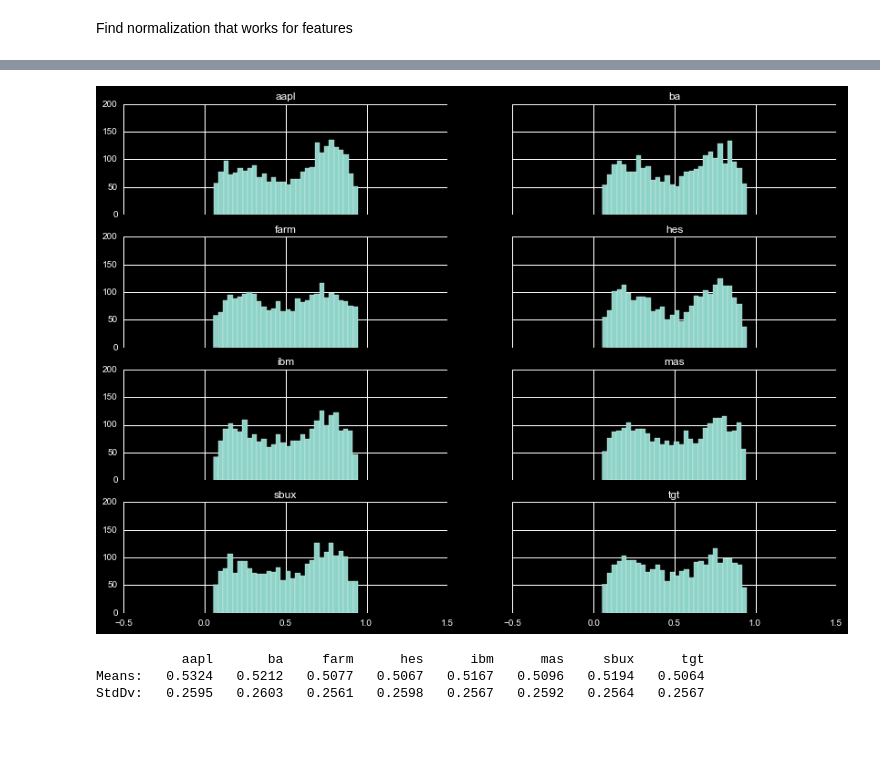
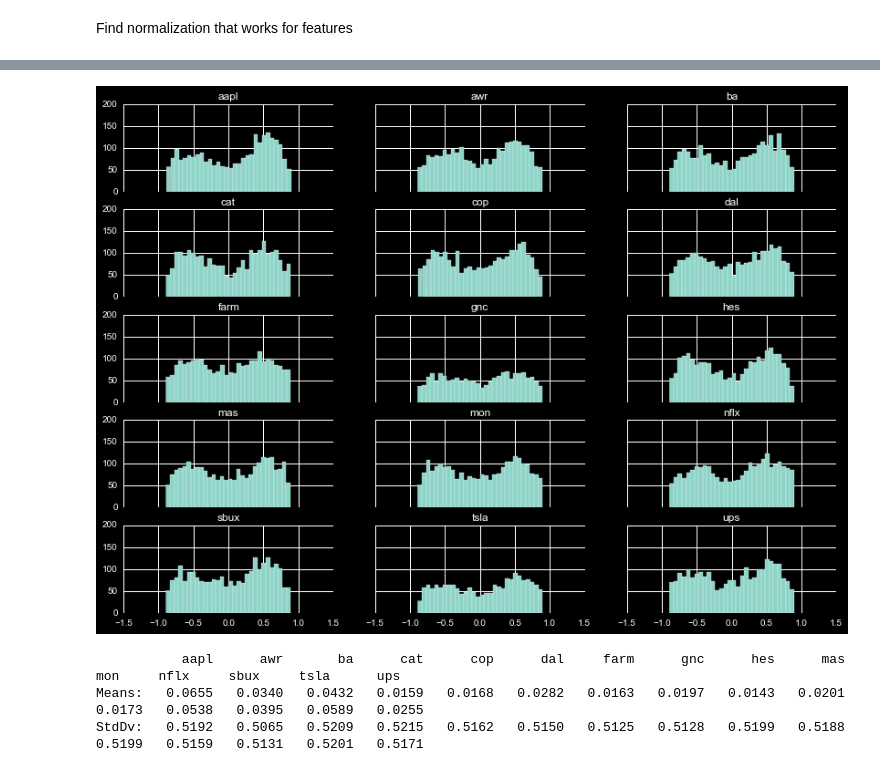
Before and after one commit to markertsean/python_trader, a Jupyter notebook: Feature_Selector.ipynb, the cells around one changed output, grey strips where cells are left out. Drawn from its saved outputs; the diff is of its cells as text; code cells hidden in the pictures; blank space fills up the shorter version.

Commit message:
Tweaked feature selection to include bulk histograms of all stocks, also generated images for webpage

```diff
--- a/Feature_Selector.ipynb
+++ b/Feature_Selector.ipynb
@@ -21,8 +21,8 @@ plt.rcParams['figure.figsize'] = (14, 10)
 colorz = [ 'white', 'red', 'blue', 'green', 'orange', 'cyan', 'olivedrab', 'darkred', 'steeleblue', 'seagreen' ]
 # %%
 roll_nums = [3,5,7,10,12,15,18,20,22,25,28,30] # Generate an algorithm for predicting every few days
-mom_nums  = [3,5,10,20,30]                     # Momentum has many good tracers
-rsi_nums  = [10,15]                            # Good for some long term trends
+mom_nums  = [3,5,10,15,20,25,30]               # Momentum has many good tracers
+rsi_nums  = [5,10,15,20,25]                    # Good for some long term trends
 band_nums = [5,10,15,20,25]                    # A few trace different areas well
 # %%
 # Loop this over inpFiles, plotting distributions and listing statistics
@@ -86,2 +110,3 @@ def plotDist( inpList, select_col, xRange=None, yRange=None, scale=False, logit=
 # %%
-inpFileList = ['aapl','ba','farm','hes','ibm','mas','sbux','tgt']
+inpFileList = ['aapl','awr','ba','cat','cop','dal','farm','gnc','hes','mas','mon','nflx','sbux','tsla','ups']
+shortFileList = inpFileList
@@ -184,12 +265,12 @@ StdDv:   1.0014   1.0015   1.0326   1.0141   1.0000   1.0260   1.0069   1.0489
 # %%
 # 5,10,15,20,25
 # %%
-plotDist( inpFileList, 'bollinger_5', xRange=[-0.5,1.5], yRange=[0,200], bands=True, norm=False , n_bins=30 )
+plotDist( inpFileList, 'bollinger_5', xRange=[-1.5,1.5], yRange=[0,200], bands=True, norm=False , n_bins=30 )
 # %% [output]
-[figure, old version]
+[figure, new version]
-           aapl       ba     farm      hes      ibm      mas     sbux      tgt
-Means:   0.5324   0.5212   0.5077   0.5067   0.5167   0.5096   0.5194   0.5064
-StdDv:   0.2595   0.2603   0.2561   0.2598   0.2567   0.2592   0.2564   0.2567
+           aapl      awr       ba      cat      cop      dal     farm      gnc      hes      mas      mon     nflx     sbux     tsla      ups
+Means:   0.0655   0.0340   0.0432   0.0159   0.0168   0.0282   0.0163   0.0197   0.0143   0.0201   0.0173   0.0538   0.0395   0.0589   0.0255
+StdDv:   0.5192   0.5065   0.5209   0.5215   0.5162   0.5150   0.5125   0.5128   0.5199   0.5188   0.5199   0.5159   0.5131   0.5201   0.5171
 # %%
 plotDist( inpFileList, 'bollinger_5', xRange=[-5,5], yRange=[0,400], bands=True, norm=True , n_bins=np.arange(-5,5,0.3) )
 # %% [output]
```
Also changed, not shown: parts of 27 cells of this notebook, 22 other files.
